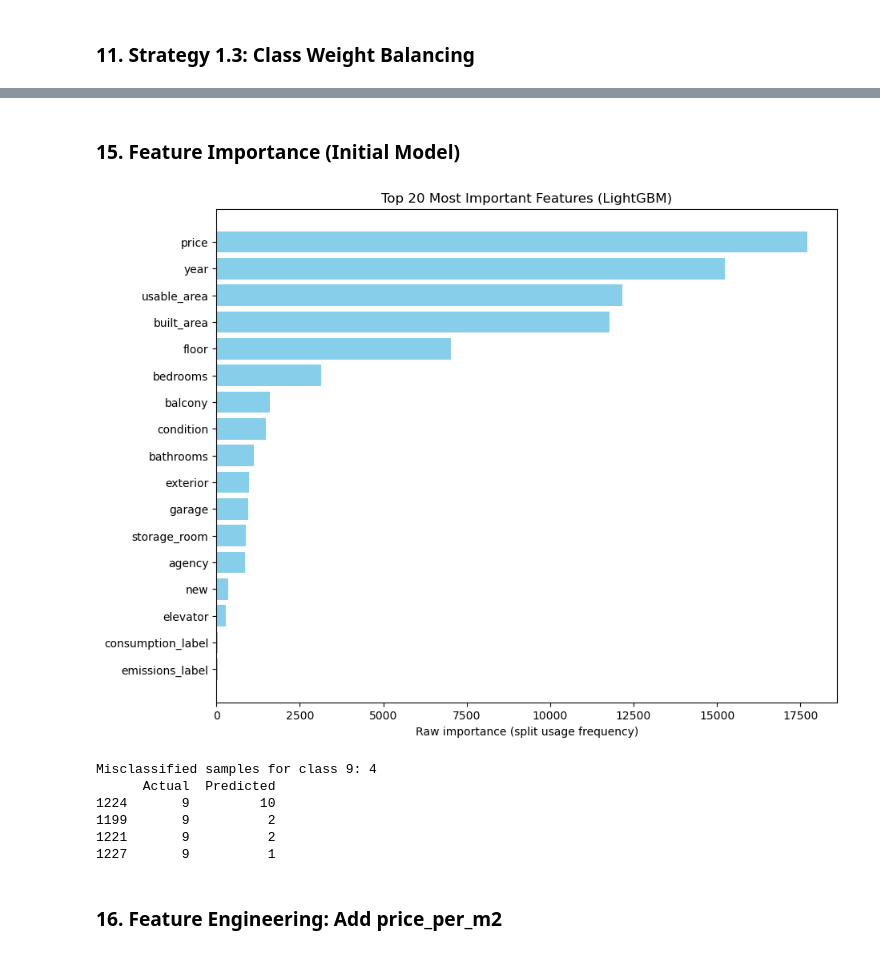
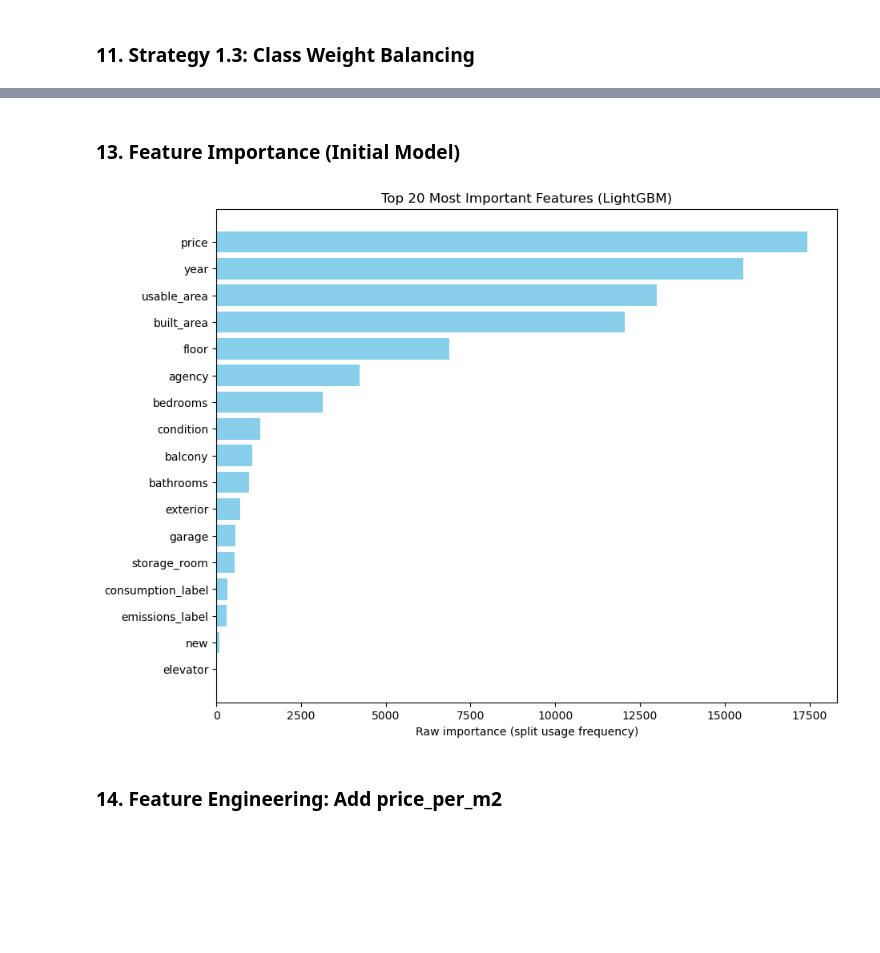
Before and after one commit to ikeiba/bilbao-housing-ml, a Jupyter notebook: classification/classification_zona.ipynb, the cells around one changed output, grey strips where cells are left out. Drawn from its saved outputs; the diff is of its cells as text; code cells hidden in the pictures; blank space fills up the shorter version.

```diff
--- a/classification/classification_zona.ipynb
+++ b/classification/classification_zona.ipynb
@@ -102,3 +105,15 @@ cv_strategy = StratifiedKFold(n_splits=5, shuffle=True, random_state=42)
+# %%
+# Train/Test Split – evitar data leakage
+from sklearn.model_selection import train_test_split
+RANDOM_STATE = 42
+
+# Asumimos que `X_zone` y `y_zone` ya están construidos en las celdas previas
+X_train_raw, X_test_raw, y_train_raw, y_test_raw = train_test_split(
+    X_zone, y_zone,
+    test_size=0.2,
+    stratify=y_zone,
+    random_state=RANDOM_STATE
+)
 # %% [markdown]
 ### 7. Model Evaluation Helper
 # %%
@@ -507,30 +403,22 @@ best_params['class_weight'] = 'balanced'
 best_params['objective'] = 'multiclass'
 best_params['n_jobs'] = -1
 
-# Train/Test split (stratified to preserve minority classes)
-X_train, X_test, y_train, y_test = train_test_split(
-    X_zone_unencoded_1, y_zone_unencoded_1,
-    test_size=0.2,
-    stratify=y_zone_unencoded_1,
-    random_state=42
-)
 
 # Train initial final model
 final_model = LGBMClassifier(**best_params)
-final_model.fit(X_train, y_train)
+final_model.fit(X_train_raw, y_train_raw)
 
 # Predict
-y_pred = final_model.predict(X_test)
+y_pred = final_model.predict(X_test_raw)
 
 # Classification report
 print("\n--- Detailed Classification Report ---")
-print(classification_report(y_test, y_pred, target_names=class_names))
-
+print(classification_report(y_test_raw, y_pred, target_names=class_names))
 # Confusion matrix (normalized)
 print("\n--- Normalized Confusion Matrix ---")
 fig, ax = plt.subplots(figsize=(14, 12))
 ConfusionMatrixDisplay.from_predictions(
-    y_test, y_pred,
+    y_test_raw, y_pred,
     ax=ax,
     display_labels=class_names,
     xticks_rotation='vertical',
@@ -563,46 +451,28 @@ Detected zone categories:
 # %% [markdown]
-### 15. Feature Importance (Initial Model)
+### 13. Feature Importance (Initial Model)
 # %%
 import pandas as pd
 import matplotlib.pyplot as plt
 
 # Extract importances from initial final model
 importances = final_model.feature_importances_
-feature_names = X_train.columns
+feature_names = X_train_raw.columns
 
 # Build DataFrame and select top 20
 df_imp = pd.DataFrame({'feature': feature_names, 'importance': importances})
 df_imp = df_imp.sort_values(by='importance', ascending=False).head(20)
 
 # Plot top features
 plt.figure(figsize=(10, 8))
 plt.barh(df_imp['feature'], df_imp['importance'], color='skyblue')
 plt.xlabel("Raw importance (split usage frequency)")
 plt.gca().invert_yaxis()
 plt.title("Top 20 Most Important Features (LightGBM)")
 plt.show()
 # %% [output]
-[figure, old version]
+[figure, new version]
-# %%
-# Build DataFrame with real vs predicted
-results_df = X_test.copy()
-results_df['Actual'] = y_test
-results_df['Predicted'] = y_pred
-
-# Focus on misclassifications for a minority class (example: class index 9)
-errors_class_9 = results_df[(results_df['Actual'] == 9) & (results_df['Predicted'] != 9)]
-
-print(f"Misclassified samples for class 9: {len(errors_class_9)}")
-print(errors_class_9[['Actual', 'Predicted']].head(10))
-# %% [output]
-Misclassified samples for class 9: 4
-      Actual  Predicted
-1224       9         10
-1199       9          2
-1221       9          2
-1227       9          1
 # %% [markdown]
-### 16. Feature Engineering: Add price_per_m2
+### 14. Feature Engineering: Add price_per_m2
 # %%
 import pandas as pd
 import matplotlib.pyplot as plt
```
Also changed, not shown: parts of 21 cells of this notebook, 2 other files.
